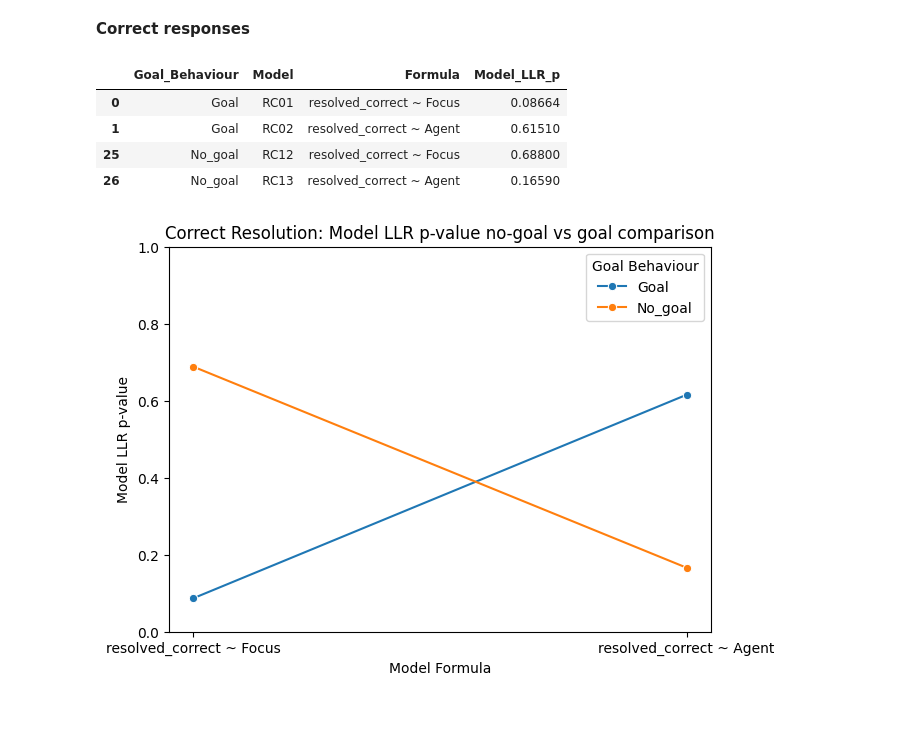
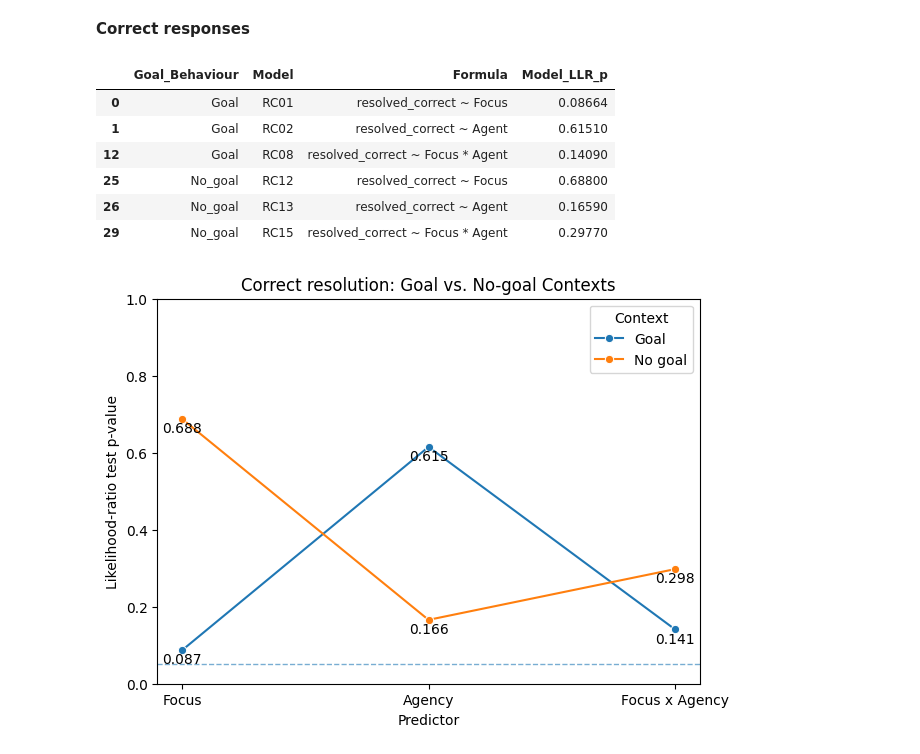
Before and after one commit to RoSoMu/counterfactual-desiderative-processing, a Jupyter notebook: notebooks/modeling/14_no_goal_behaviour_summary.ipynb, the cells around one changed output. Drawn from its saved outputs; the diff is of its cells as text; code cells hidden in the pictures; blank space fills up the shorter version.

```diff
--- a/notebooks/modeling/14_no_goal_behaviour_summary.ipynb
+++ b/notebooks/modeling/14_no_goal_behaviour_summary.ipynb
@@ -237,3 +294,8 @@ transfer_data
+# %%
+transfer_data["Goal_Behaviour"] = transfer_data["Goal_Behaviour"].replace({
+    "Goal": "Goal",
+    "No_goal": "No goal"
+})
 # %%
 plt.figure(figsize=(7, 5))
 
@@ -259,35 +365,78 @@ plt.show()
 # %% [markdown]
 **Correct responses**
 # %%
-correct_models = modelling_summary[modelling_summary["Model"].isin(["RC01", "RC02", "RC12", "RC13"])]
+correct_models = modelling_summary[modelling_summary["Model"].isin(["RC01", "RC02","RC08", "RC12", "RC13", "RC15"])]
 # %%
-correct_data = correct_models[["Goal_Behaviour","Model", "Formula","Model_LLR_p"]]
+correct_data = correct_models[["Goal_Behaviour","Model", "Formula","Model_LLR_p"]].drop_duplicates()
 correct_data
 # %% [output]
 |  | Goal_Behaviour | Model | Formula | Model_LLR_p |
 | 0 | Goal | RC01 | resolved_correct ~ Focus | 0.08664 |
 | 1 | Goal | RC02 | resolved_correct ~ Agent | 0.61510 |
+| 12 | Goal | RC08 | resolved_correct ~ Focus * Agent | 0.14090 |
 | 25 | No_goal | RC12 | resolved_correct ~ Focus | 0.68800 |
 | 26 | No_goal | RC13 | resolved_correct ~ Agent | 0.16590 |
+| 29 | No_goal | RC15 | resolved_correct ~ Focus * Agent | 0.29770 |
+# %%
+correct_data["Goal_Behaviour"] = correct_data["Goal_Behaviour"].replace({
+    "Goal": "Goal",
+    "No_goal": "No goal"
+})
 # %%
 plt.figure(figsize=(7, 5))
 
-sns.lineplot(
+ax = sns.lineplot(
     data=correct_data,
     x="Formula",
     y="Model_LLR_p",
     hue="Goal_Behaviour",
     marker="o"
 )
 
-plt.xticks([0, 1], ["resolved_correct ~ Focus", "resolved_correct ~ Agent"])
-plt.ylim(0, 1)
+ax.set_xticks([0, 1, 2])
+ax.set_xticklabels(["Focus", "Agency", "Focus x Agency"])
+ax.set_ylim(0, 1)
+ax.set_xlabel("Predictor")
+ax.set_ylabel("Likelihood-ratio test p-value")
+ax.set_title(
+    "Correct resolution: Goal vs. No-goal Contexts"
+)
 
-plt.xlabel("Model Formula")
-plt.ylabel("Model LLR p-value")
-plt.title("Correct Resolution: Model LLR p-value no-goal vs goal comparison")
+ax.legend(
+    title="Context"
+)
 
-plt.legend(title="Goal Behaviour")
-plt.show()
+# Significance reference
+
+ax.axhline(
+    0.05,
+    linestyle="--",
+    linewidth=1,
+    alpha=0.6
+)
+
+# Add p-value labels
+
+
+for _, row in correct_data.iterrows():
+    if row["Formula"] == "resolved_correct ~ Focus":
+        x = 0
+    elif row["Formula"] == "resolved_correct ~ Agent":
+        x = 1
+    else:  # Focus * Agent
+        x = 2
+    y = row["Model_LLR_p"]
+    if y < 0.05:
+        offset = 0.025
+    elif row["Goal_Behaviour"] == "No_goal":
+        offset = 0.025
+    else:
+        offset = -0.035
+    ax.text(
+        x,
+        y + offset,
+        f"{y:.3f}",
+        ha="center"
+    )
 # %% [output]
-[figure, old version]
+[figure, new version]
```
Also changed, not shown: parts of 14 cells of this notebook.
